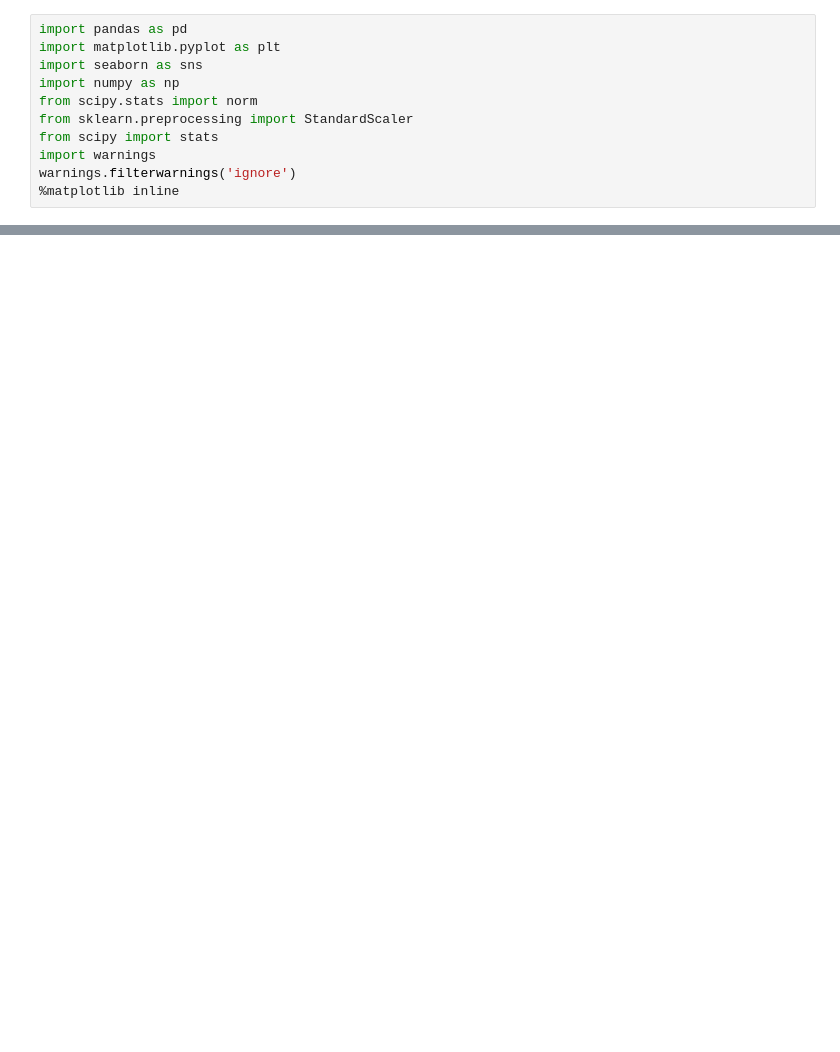
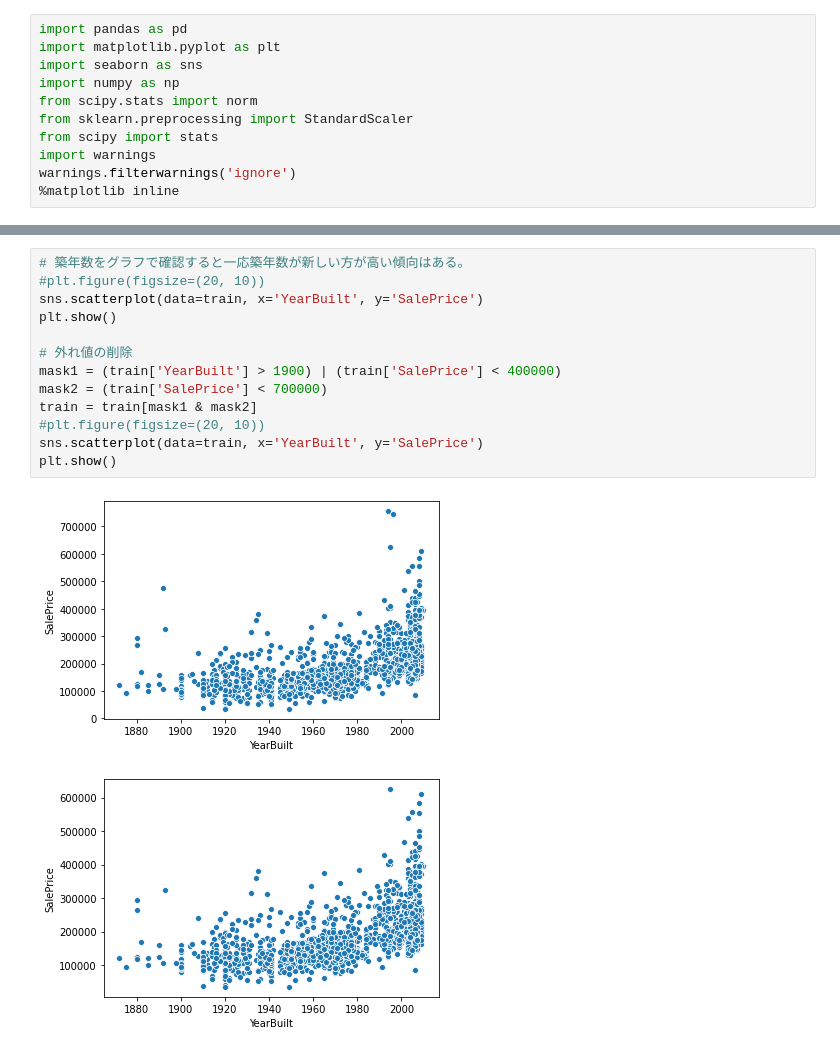
Before and after one commit to klein-mask/kaggle_lesson, a Jupyter notebook: house/main.ipynb, the cells around one changed output, grey strips where cells are left out. Cells and saved outputs as stored; diff of their text form; blank space fills up the shorter version.

```diff
--- a/house/main.ipynb
+++ b/house/main.ipynb
@@ -36,0 +105,16 @@ SyntaxError: invalid syntax (<ipython-input-37-5bb4fc800141>, line 2)
+# %%
+# 築年数をグラフで確認すると一応築年数が新しい方が高い傾向はある。
+#plt.figure(figsize=(20, 10))
+sns.scatterplot(data=train, x='YearBuilt', y='SalePrice')
+plt.show()
+
+# 外れ値の削除
+mask1 = (train['YearBuilt'] > 1900) | (train['SalePrice'] < 400000)
+mask2 = (train['SalePrice'] < 700000)
+train = train[mask1 & mask2]
+#plt.figure(figsize=(20, 10))
+sns.scatterplot(data=train, x='YearBuilt', y='SalePrice')
+plt.show()
+# %% [output]
+[figure, added]
+[figure, added]
```
Also changed, not shown: parts of 7 cells of this notebook.
